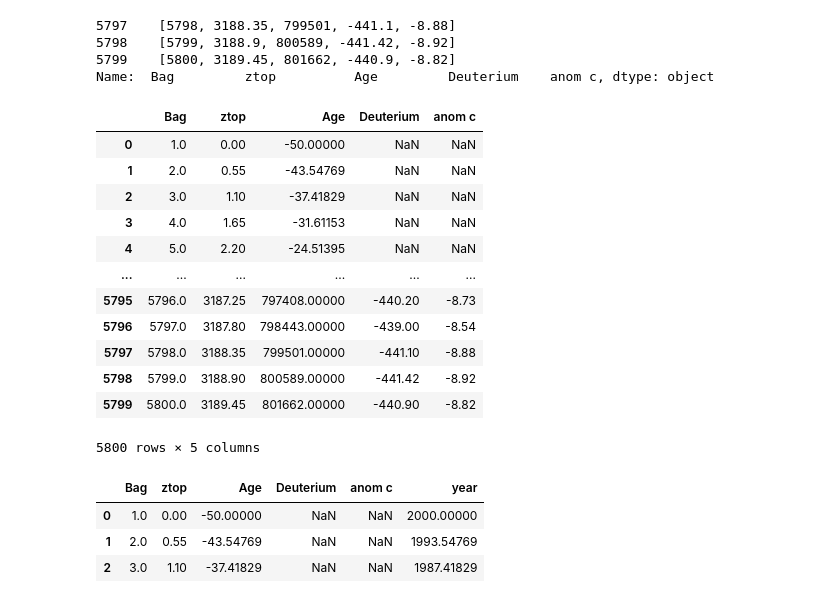
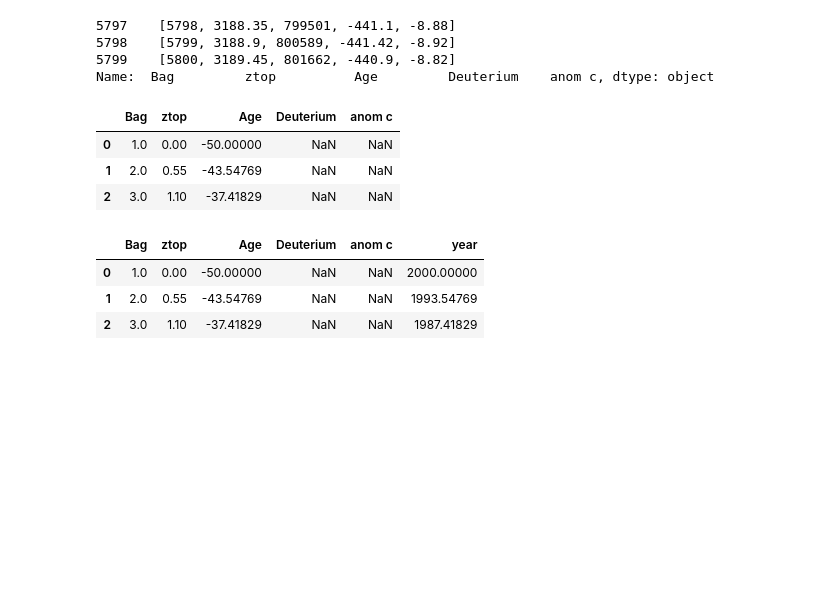
Before and after one commit to nurbujang/2progdaw23, a Jupyter notebook: project2.ipynb, the cells around one changed output. Drawn from its saved outputs; the diff is of its cells as text; code cells hidden in the pictures; blank space fills up the shorter version.

```diff
--- a/project2.ipynb
+++ b/project2.ipynb
@@ -343,21 +334,12 @@ for index, col in enumerate(columns):
 # %%
 df_temp_noaanom = df_temp_noaanom.iloc[:, 1:].copy()
 df_temp_noaanom = df_temp_noaanom.astype(float)
-df_temp_noaanom
+df_temp_noaanom.head(3)
 # %% [output]
 |  | Bag | ztop | Age | Deuterium | anom c |
 | 0 | 1.0 | 0.00 | -50.00000 | NaN | NaN |
 | 1 | 2.0 | 0.55 | -43.54769 | NaN | NaN |
 | 2 | 3.0 | 1.10 | -37.41829 | NaN | NaN |
-| 3 | 4.0 | 1.65 | -31.61153 | NaN | NaN |
-| 4 | 5.0 | 2.20 | -24.51395 | NaN | NaN |
-| ... | ... | ... | ... | ... | ... |
-| 5795 | 5796.0 | 3187.25 | 797408.00000 | -440.20 | -8.73 |
-| 5796 | 5797.0 | 3187.80 | 798443.00000 | -439.00 | -8.54 |
-| 5797 | 5798.0 | 3188.35 | 799501.00000 | -441.10 | -8.88 |
-| 5798 | 5799.0 | 3188.90 | 800589.00000 | -441.42 | -8.92 |
-| 5799 | 5800.0 | 3189.45 | 801662.00000 | -440.90 | -8.82 |
-5800 rows × 5 columns
 # %%
 df_temp_noaanom['year'] = (np.negative(df_temp_noaanom['Age']) + 1950)
 df_temp_noaanom.head(3)
```
Also changed, not shown: parts of 3 cells of this notebook, 1 other file.
